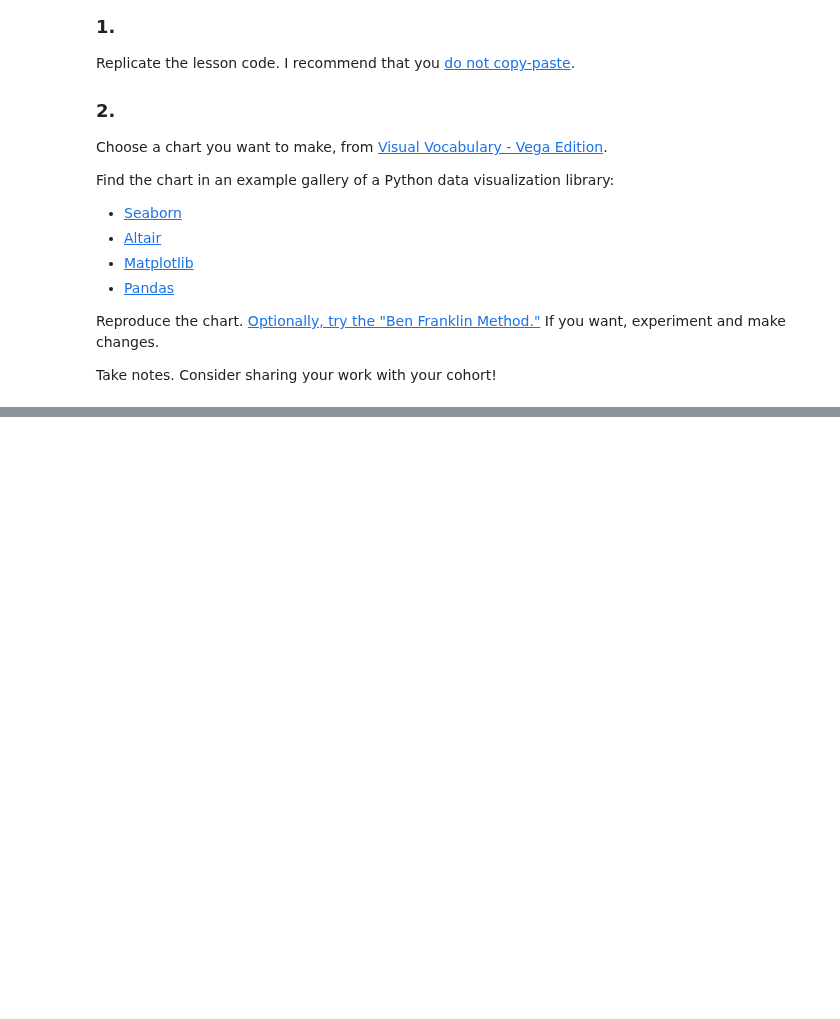
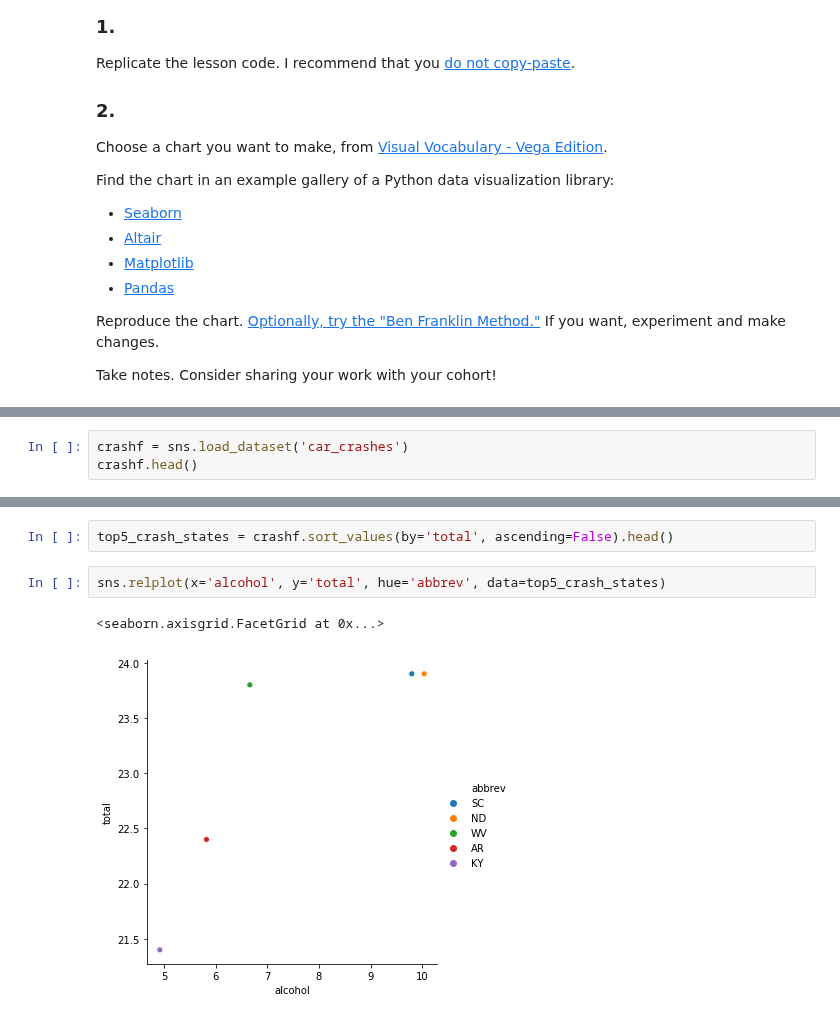
Before and after one commit to bloominstituteoftechnology/DS-Unit-1-Sprint-3-Data-Storytelling, a Jupyter notebook: module2-choose-appropriate-visualizations/LS_DS_222_Choose_appropriate_visualizations.ipynb, the cells around one changed output, grey strips where cells are left out. Cells and saved outputs as stored; diff of their text form; blank space fills up the shorter version.

```diff
--- a/module2-choose-appropriate-visualizations/LS_DS_222_Choose_appropriate_visualizations.ipynb
+++ b/module2-choose-appropriate-visualizations/LS_DS_222_Choose_appropriate_visualizations.ipynb
@@ -542,0 +568,3 @@ Take notes. Consider sharing your work with your cohort!
+# %%
+crashf = sns.load_dataset('car_crashes')
+crashf.head()
@@ -542,0 +578,7 @@ Take notes. Consider sharing your work with your cohort!
+# %%
+top5_crash_states = crashf.sort_values(by='total', ascending=False).head()
+# %%
+sns.relplot(x='alcohol', y='total', hue='abbrev', data=top5_crash_states)
+# %% [output]
+<seaborn.axisgrid.FacetGrid at 0x...>
+[figure, added]
```
Also changed, not shown: parts of 5 cells of this notebook.
